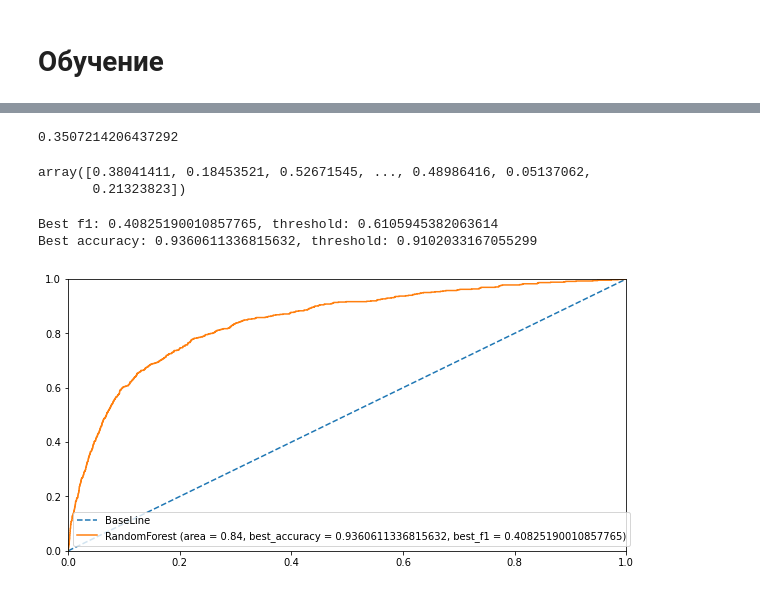
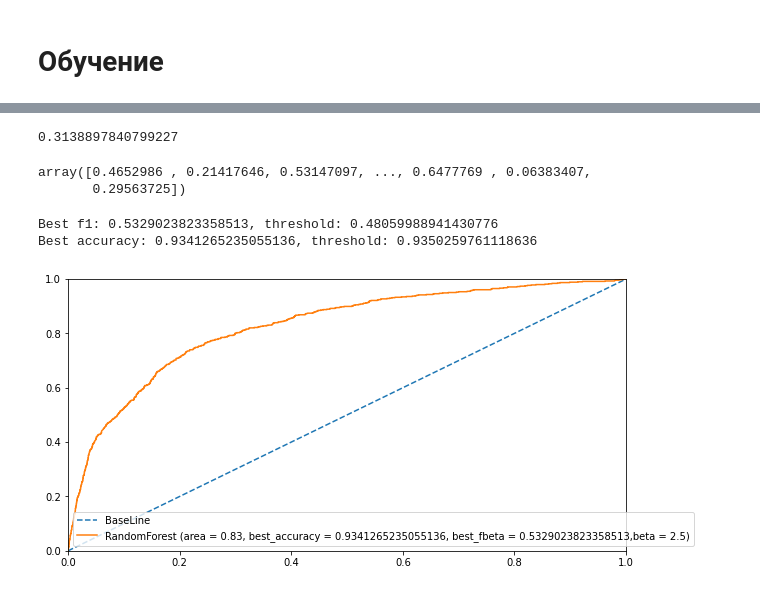
Before and after one commit to Stuksus/Credit_scoring_model, a Jupyter notebook: main.ipynb, the cells around one changed output, grey strips where cells are left out. Drawn from its saved outputs; the diff is of its cells as text; code cells hidden in the pictures.

```diff
--- a/main.ipynb
+++ b/main.ipynb
@@ -66,7 +74,7 @@ def removing_outliers(column,frame, count = 0,total_outliers = 0):
             print('Количество строк, выбранных для удаления {}: {}. Количество итераций {}'.format(column,total_outliers,count),end = "\n\n")
         return frame,leng,total_outliers
 
-def best_threshold(target_vector,predictions,model_name):
+def best_threshold(target_vector,predictions,model_name,beta = 1):
     # Первичное получение данных метрики ROC-кривой
     fpr, tpr, thresholds = roc_curve(np.array(target_vector), predictions, pos_label=1)
     best_accuracy = 0
@@ -79,7 +87,7 @@ def best_threshold(target_vector,predictions,model_name):
     #Если площадь будеть меньше 0.5, это означает, что нужно нужно вычесть каждую вероятность из 1
     if auc_value < 0.5:
         predictions = 1 - predictions
-        fpr, tpr, thresholds = roc_curve(np.array(target_vector), predictions.data.numpy(), pos_label=1)
+        fpr, tpr, thresholds = roc_curve(np.array(target_vector), predictions, pos_label=1)
         auc_value = round(auc(fpr,tpr),2)
 
     # переберем все пороги в поисках наилучшей точности
@@ -92,7 +100,7 @@ def best_threshold(target_vector,predictions,model_name):
 
     for threshold in thresholds:
         pre_marker = np.array(predictions > threshold)
-        f1_threshold = f1_score(target_vector,pre_marker)
+        f1_threshold = fbeta_score(target_vector,pre_marker,beta)
         if f1_threshold > best_f1:
             best_f1 = f1_threshold
             best_threshold_f1 = threshold
@@ -102,7 +110,7 @@ def best_threshold(target_vector,predictions,model_name):
     ax.plot(np.arange(0,1.1,0.1),np.arange(0,1.1,0.1),label = 'BaseLine',ls = '--')
     ax.plot(fpr,
             tpr,
-            label = f"{model_name} (area = {auc_value}, best_accuracy = {best_accuracy}, best_f1 = {best_f1})")
+            label = f"{model_name} (area = {auc_value}, best_accuracy = {best_accuracy}, best_fbeta = {best_f1},beta = {beta})")
     ax.legend()
     ax.set_xlim((0,1))
     ax.set_ylim((0,1))
@@ -868,3 +1095,7 @@ RF = RandomForestClassifier(class_weight="balanced",verbose=10,n_jobs=-1,n_estim
+# %%
+steps = [('smote',SMOTE()),('stand',StandardScaler()), ('model', RandomForestClassifier(n_jobs=-1,
+                                                            n_estimators=1000,max_depth=10))]
+RF = Pipeline(steps=steps)
 # %%
 RF.fit(design_train,target_train)
 # %% [output]
@@ -1017,18 +1129,18 @@ ax.bar(importtance_dict.keys(),importtance_dict.values())
 # %%
 f1_score(target_valid,RF_valid_pred)
 # %% [output]
-0.3507214206437292
+0.3138897840799227
 # %%
 predictions_RandomForest[:,1]
 # %% [output]
-array([0.38041411, 0.18453521, 0.52671545, ..., 0.48986416, 0.05137062,
-       0.21323823])
+array([0.4652986 , 0.21417646, 0.53147097, ..., 0.6477769 , 0.06383407,
+       0.29563725])
 # %%
-best_threshold(target_valid,predictions_RandomForest[:,1],"RandomForest")
+best_threshold(target_valid,predictions_RandomForest[:,1],"RandomForest",beta = 2.5)
 # %% [output]
-Best f1: 0.40825190010857765, threshold: 0.6105945382063614
-Best accuracy: 0.9360611336815632, threshold: 0.9102033167055299
+Best f1: 0.5329023823358513, threshold: 0.48059988941430776
+Best accuracy: 0.9341265235055136, threshold: 0.9350259761118636
-[figure, old version]
+[figure, new version]
 # %%
 RF_test_pred = RF.predict(design_test)
 predictions_test_RandomForest = RF.predict_proba(design_test)
```
Also changed, not shown: parts of 71 cells of this notebook.
